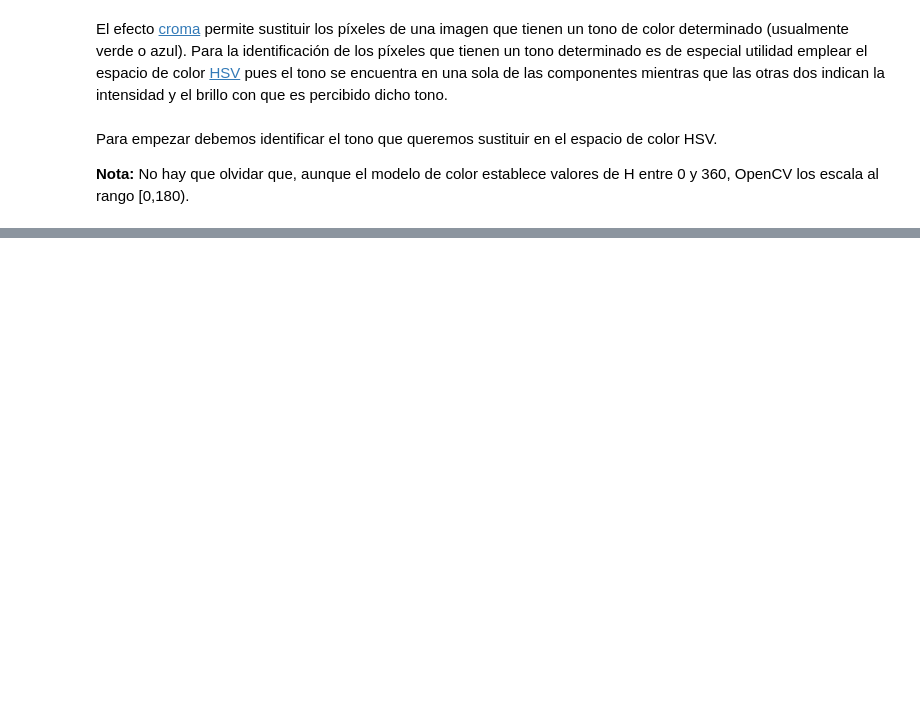
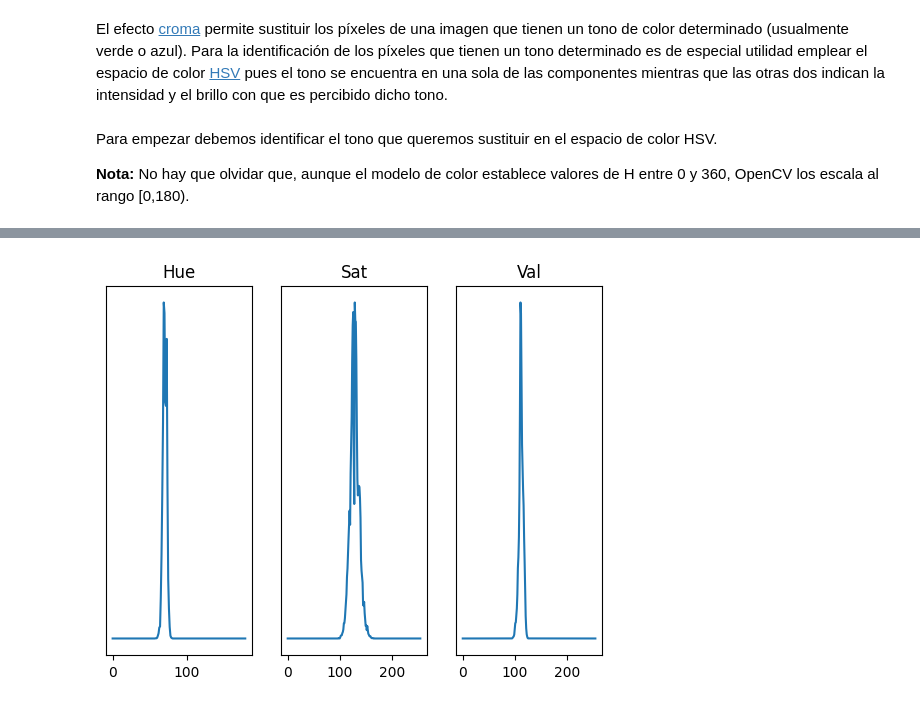
Before and after one commit to ba1l0n/CUIA, a Jupyter notebook: 03-OpenCV-Croma.ipynb, the cells around one changed output, grey strips where cells are left out. Cells and saved outputs as stored; diff of their text form; code cells hidden in the pictures; blank space fills up the shorter version.

```diff
--- a/03-OpenCV-Croma.ipynb
+++ b/03-OpenCV-Croma.ipynb
@@ -32,0 +70,4 @@ plt.imshow(mapabgr)
+# %%
+histogramahsv(croma[0:200, 0:200, :], solotono=False)
+# %% [output]
+[figure, added]
```
Also changed, not shown: parts of 19 cells of this notebook, 3 other files.
